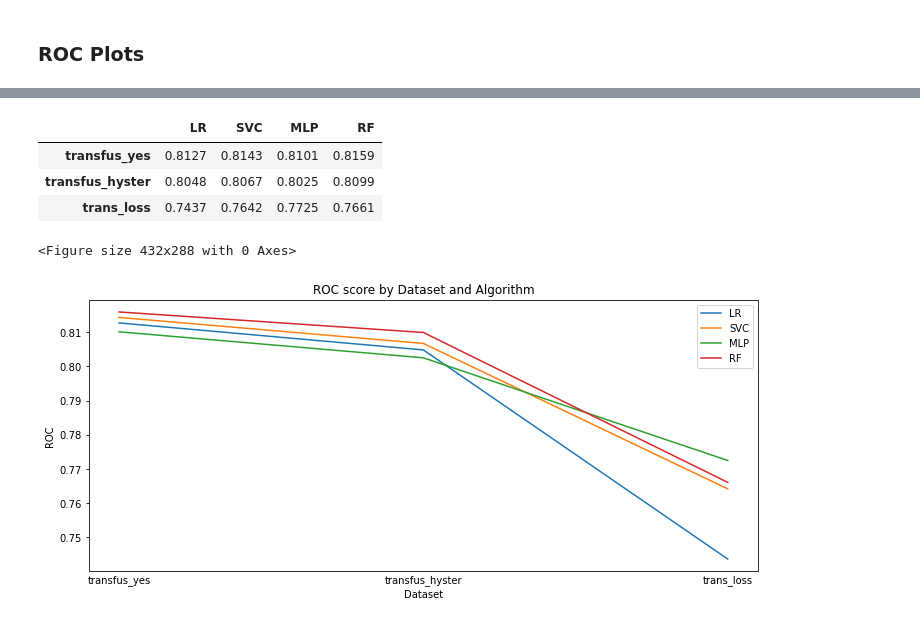
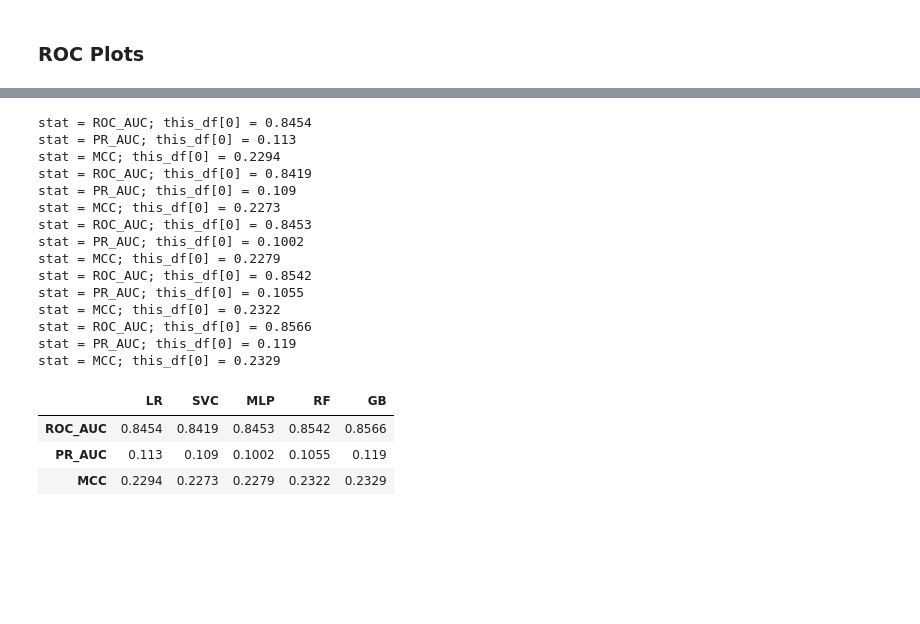
Before and after one commit to lhncbc/MFM_bopf, a Jupyter notebook: src/multi_predict/plot_results.ipynb, the cells around one changed output, grey strips where cells are left out. Cells and saved outputs as stored; diff of their text form; code cells hidden in the pictures; blank space fills up the shorter version.

```diff
--- a/src/multi_predict/plot_results.ipynb
+++ b/src/multi_predict/plot_results.ipynb
@@ -18,4 +19,5 @@ ds_list = ["transfus_yes", "transfus_hyster", "trans_loss"]
 # %%
-lr_roc = pd.read_csv(inpath + "LR" + datasets + "ROC-Results.csv")
-ty = lr_roc[lr_roc['target']=='transfus_yes']
-ty_max = ty['ROC_AUC'].max()
+lr_mcc = pd.read_csv(inpath + "LR" + datasets + "MCC-Results.csv")
+#ty = lr_roc[lr_roc['target']=='transfus_yes']
+#ty_max = ty['ROC_AUC'].max()
+lr_mcc
@@ -22,2 +42,5 @@ ty_max = ty['ROC_AUC'].max()
 # %% [markdown]
 ### ROC Plots
+# %%
+samp_stats_df = pd.DataFrame(index=stat_list, columns=samp_list)
+samp_stats_df
@@ -23,0 +52,7 @@ ty_max = ty['ROC_AUC'].max()
+# %%
+for samp in samp_list:
+    samp_df = lr_mcc[lr_mcc['under_alg'] == samp]
+    for stat in stat_list:
+        stat_max = samp_df[stat].max()
+        samp_stats_df.loc[stat,samp] = stat_max
+samp_stats_df
@@ -24,4 +80,4 @@ ty_max = ty['ROC_AUC'].max()
 # %%
-alg_roc_df = pd.DataFrame(index=ds_list, columns=alg_list)
-alg_roc_df
+alg_stats_df = pd.DataFrame(index=stat_list, columns=alg_list)
+alg_stats_df
 # %% [output]
@@ -32,23 +88,28 @@ alg_roc_df
 # %%
 for alg in alg_list:
-    for ds in ds_list:
-        this_df = pd.read_csv(inpath + alg + datasets + "ROC-Results.csv")
-        ds_df = this_df[this_df['target'] == ds]
-        ds_max = ds_df['ROC_AUC'].max()
-        alg_roc_df.loc[ds,alg] = ds_max
-alg_roc_df
+    this_df = pd.read_csv(inpath + alg + datasets + "MCC-Results.csv")
+    for stat in stat_list:
+        print(f'stat = {stat}; this_df[0] = {this_df.loc[0,stat]}')
+        alg_stats_df.loc[stat,alg] = this_df.loc[0,stat]
+alg_stats_df
 # %% [output]
+stat = ROC_AUC; this_df[0] = 0.8454
+stat = PR_AUC; this_df[0] = 0.113
+stat = MCC; this_df[0] = 0.2294
+stat = ROC_AUC; this_df[0] = 0.8419
+stat = PR_AUC; this_df[0] = 0.109
+stat = MCC; this_df[0] = 0.2273
+stat = ROC_AUC; this_df[0] = 0.8453
+stat = PR_AUC; this_df[0] = 0.1002
+stat = MCC; this_df[0] = 0.2279
+stat = ROC_AUC; this_df[0] = 0.8542
+stat = PR_AUC; this_df[0] = 0.1055
+stat = MCC; this_df[0] = 0.2322
+stat = ROC_AUC; this_df[0] = 0.8566
+stat = PR_AUC; this_df[0] = 0.119
+stat = MCC; this_df[0] = 0.2329
-|  | LR | SVC | MLP | RF |
-| transfus_yes | 0.8127 | 0.8143 | 0.8101 | 0.8159 |
-| transfus_hyster | 0.8048 | 0.8067 | 0.8025 | 0.8099 |
-| trans_loss | 0.7437 | 0.7642 | 0.7725 | 0.7661 |
+|  | LR | SVC | MLP | RF | GB |
+| ROC_AUC | 0.8454 | 0.8419 | 0.8453 | 0.8542 | 0.8566 |
+| PR_AUC | 0.113 | 0.109 | 0.1002 | 0.1055 | 0.119 |
+| MCC | 0.2294 | 0.2273 | 0.2279 | 0.2322 | 0.2329 |
-# %%
-fig = plt.figure()
-ax = alg_roc_df.plot(figsize=(12,5), title="ROC score by Dataset and Algorithm")
-ax.set_ylabel("ROC")
-ax.set_xlabel("Dataset")
-ax.tick_params(axis='x',length=0)
-# %% [output]
-<Figure size 432x288 with 0 Axes>
-[figure, removed]
 # %%
```
Also changed, not shown: parts of 19 cells of this notebook, 1 other file.
